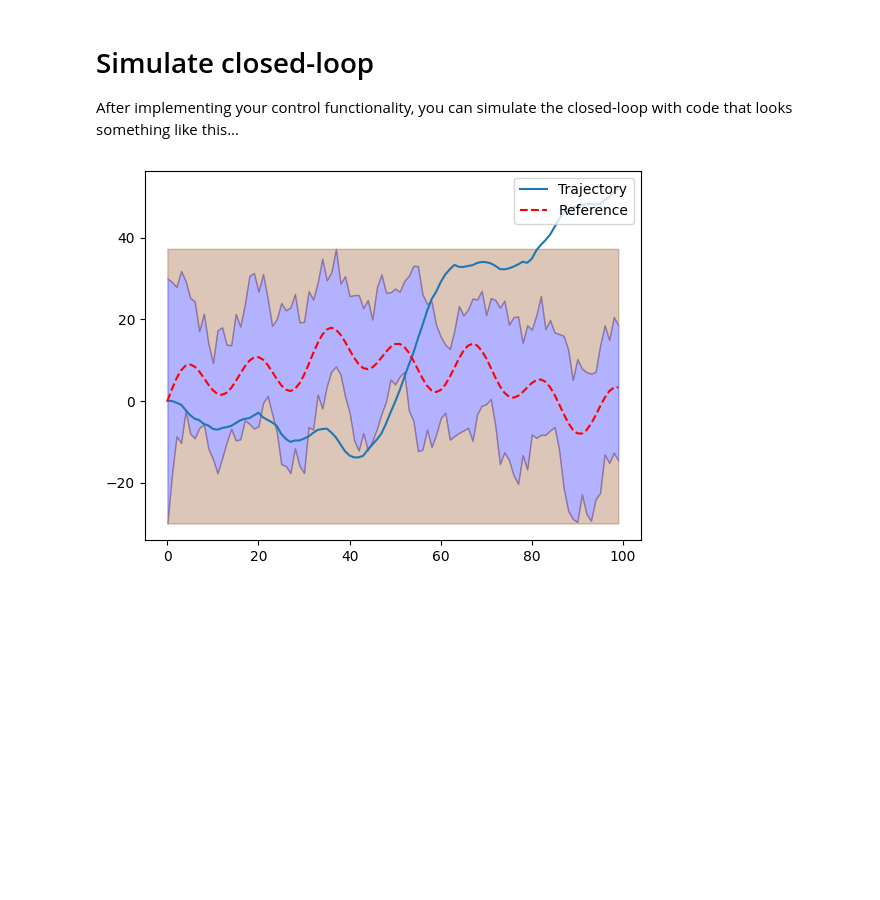
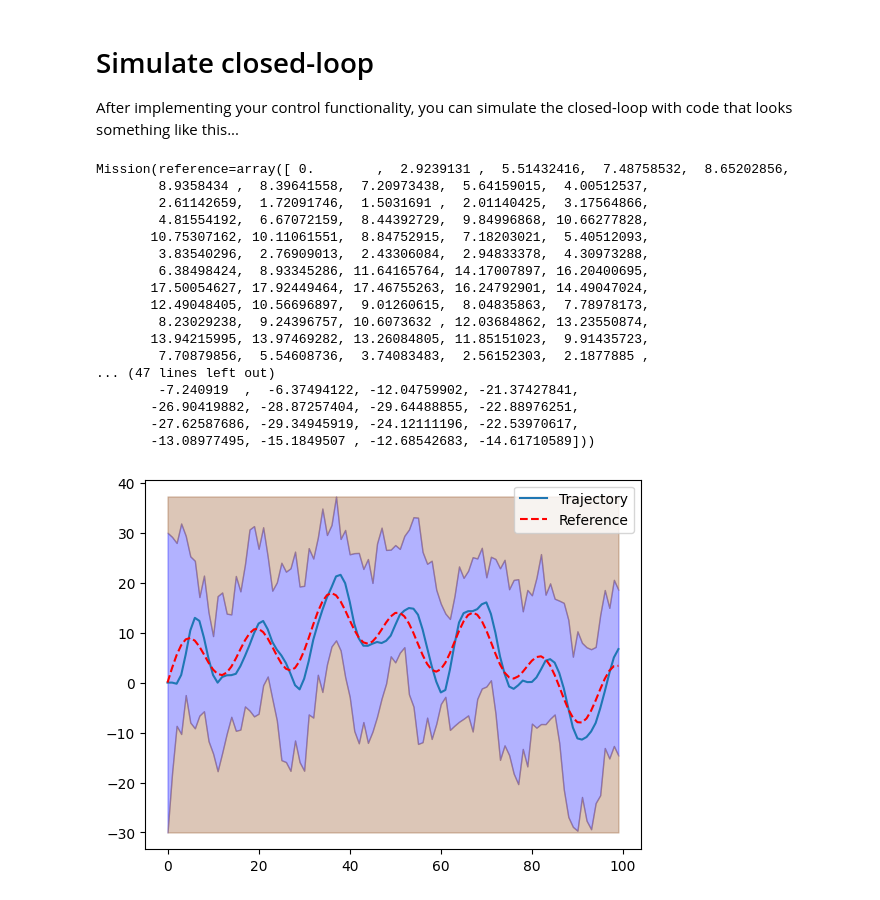
Before and after one commit to caseygparnes/b1-coding-practical-mt24, a Jupyter notebook: notebooks/demo.ipynb, the cells around one changed output. Saved outputs shown, nothing was run; the diff lists cells and outputs as text; code cells hidden in the pictures; blank space fills up the shorter version.

```diff
--- a/notebooks/demo.ipynb
+++ b/notebooks/demo.ipynb
@@ -14,14 +14,31 @@ After implementing your control functionality, you can simulate the closed-loop
 # %%
 # Import relevant modules
 from uuv_mission.dynamic import Submarine, ClosedLoop, Mission
-from uuv_mission.controller import PIDcontroller
+from uuv_mission.controller import PDcontroller
 sub = Submarine()
-controller = PIDcontroller()
+controller = PDcontroller()
 # Instantiate your controller (depending on your implementation)
 closed_loop = ClosedLoop(sub,controller)
 mission = Mission.from_csv("C:/Users/cgpar/OneDrive/Documents/Oxford/Year 3/B1/b1-coding-practical-mt24/data/mission.csv") # You must implement this method in the Mission class
 
 trajectory = closed_loop.simulate_with_random_disturbances(mission)
 trajectory.plot_completed_mission(mission)
 # %% [output]
+Mission(reference=array([ 0.        ,  2.9239131 ,  5.51432416,  7.48758532,  8.65202856,
+        8.9358434 ,  8.39641558,  7.20973438,  5.64159015,  4.00512537,
+        2.61142659,  1.72091746,  1.5031691 ,  2.01140425,  3.17564866,
+        4.81554192,  6.67072159,  8.44392729,  9.84996868, 10.66277828,
+       10.75307162, 10.11061551,  8.84752915,  7.18203021,  5.40512093,
+        3.83540296,  2.76909013,  2.43306084,  2.94833378,  4.30973288,
+        6.38498424,  8.93345286, 11.64165764, 14.17007897, 16.20400695,
+       17.50054627, 17.92449464, 17.46755263, 16.24792901, 14.49047024,
+       12.49048405, 10.56696897,  9.01260615,  8.04835863,  7.78978173,
+        8.23029238,  9.24396757, 10.6073632 , 12.03684862, 13.23550874,
+       13.94215995, 13.97469282, 13.26084805, 11.85151023,  9.91435723,
+        7.70879856,  5.54608736,  3.74083483,  2.56152303,  2.1877885 ,
+... (47 lines left out)
+        -7.240919  ,  -6.37494122, -12.04759902, -21.37427841,
+       -26.90419882, -28.87257404, -29.64488855, -22.88976251,
+       -27.62587686, -29.34945919, -24.12111196, -22.53970617,
+       -13.08977495, -15.1849507 , -12.68542683, -14.61710589]))
-[figure, old version]
+[figure, new version]
```
Also changed, not shown: 2 other files.
